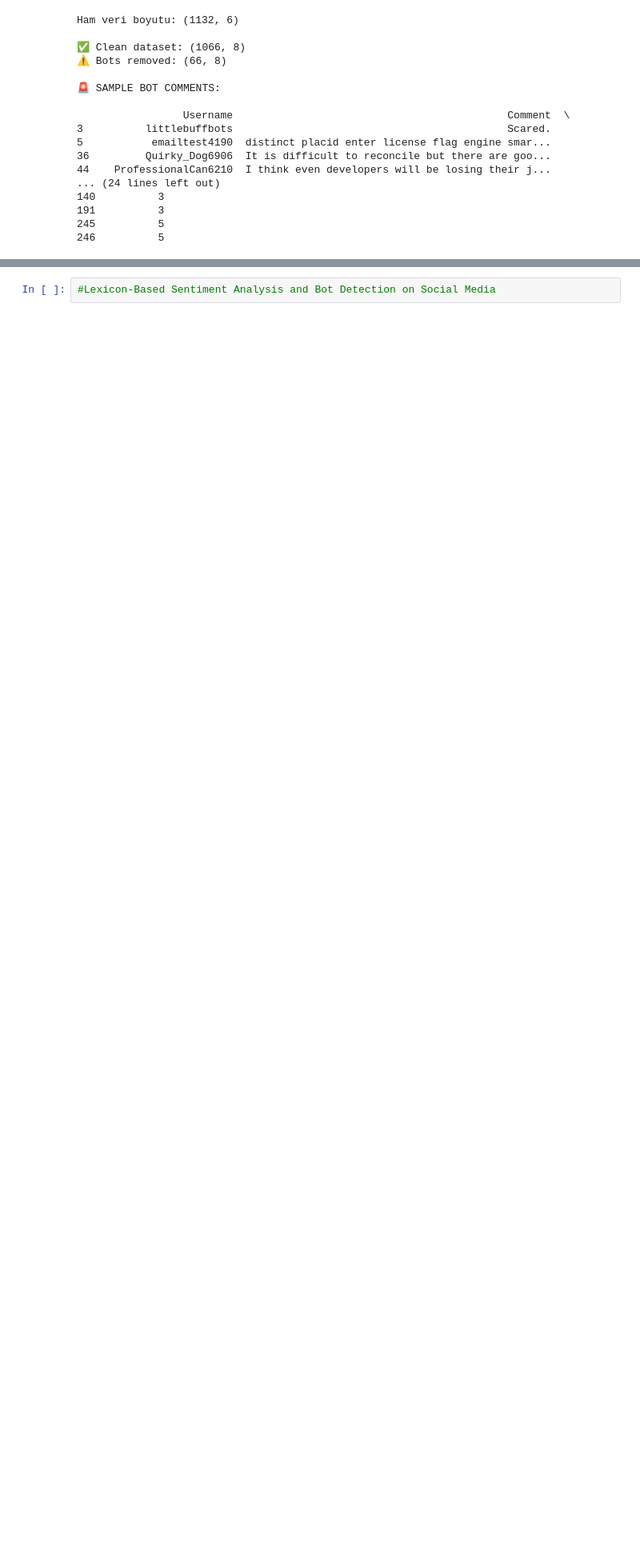
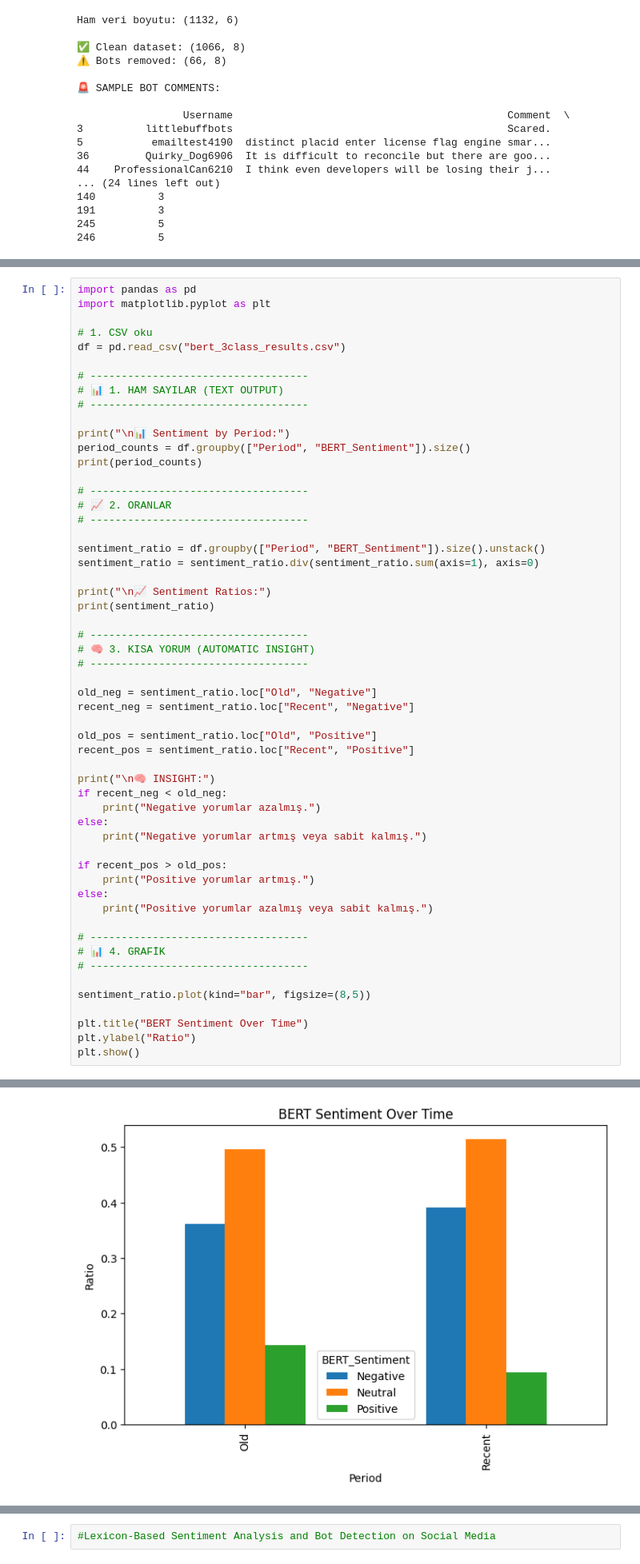
Before and after one commit to ssymnur/bitirme, a Jupyter notebook: BERT.ipynb, the cells around one changed output, grey strips where cells are left out. Shown at 80% size. Saved outputs shown, nothing was run; the diff lists cells and outputs as text; blank space fills up the shorter version.

```diff
--- a/BERT.ipynb
+++ b/BERT.ipynb
@@ -932,0 +798,56 @@ Done!
+# %%
+import pandas as pd
+import matplotlib.pyplot as plt
+
+# 1. CSV oku
+df = pd.read_csv("bert_3class_results.csv")
+
+# -----------------------------------
+# 📊 1. HAM SAYILAR (TEXT OUTPUT)
+# -----------------------------------
+
+print("\n📊 Sentiment by Period:")
+period_counts = df.groupby(["Period", "BERT_Sentiment"]).size()
+print(period_counts)
+
+# -----------------------------------
+# 📈 2. ORANLAR
+# -----------------------------------
+
+sentiment_ratio = df.groupby(["Period", "BERT_Sentiment"]).size().unstack()
+sentiment_ratio = sentiment_ratio.div(sentiment_ratio.sum(axis=1), axis=0)
+
+print("\n📈 Sentiment Ratios:")
+print(sentiment_ratio)
+
+# -----------------------------------
+# 🧠 3. KISA YORUM (AUTOMATIC INSIGHT)
+# -----------------------------------
+
+old_neg = sentiment_ratio.loc["Old", "Negative"]
+recent_neg = sentiment_ratio.loc["Recent", "Negative"]
+
+old_pos = sentiment_ratio.loc["Old", "Positive"]
+recent_pos = sentiment_ratio.loc["Recent", "Positive"]
+
+print("\n🧠 INSIGHT:")
+if recent_neg < old_neg:
+    print("Negative yorumlar azalmış.")
+else:
+    print("Negative yorumlar artmış veya sabit kalmış.")
+
+if recent_pos > old_pos:
+    print("Positive yorumlar artmış.")
+else:
+    print("Positive yorumlar azalmış veya sabit kalmış.")
+
+# -----------------------------------
+# 📊 4. GRAFİK
+# -----------------------------------
+
+sentiment_ratio.plot(kind="bar", figsize=(8,5))
+
+plt.title("BERT Sentiment Over Time")
+plt.ylabel("Ratio")
+plt.show()
+# %% [output]
@@ -933,3 +873,4 @@ Done!
+[figure, added]
 # %%
 # -----------------------------------
 # 1. VERİYİ OKU
```
Also changed, not shown: parts of 18 cells of this notebook, 12 other files.
